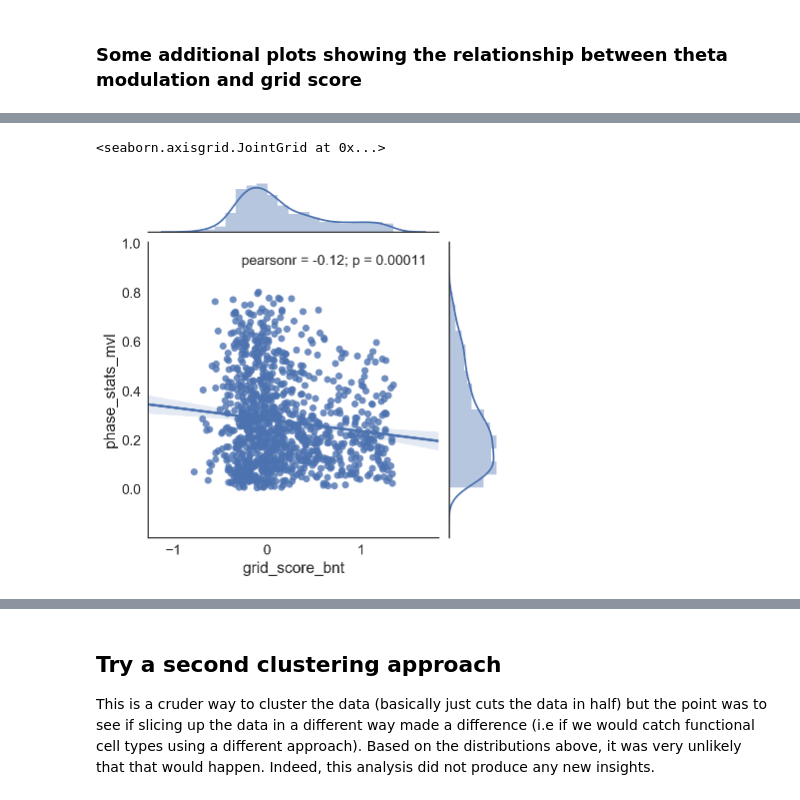
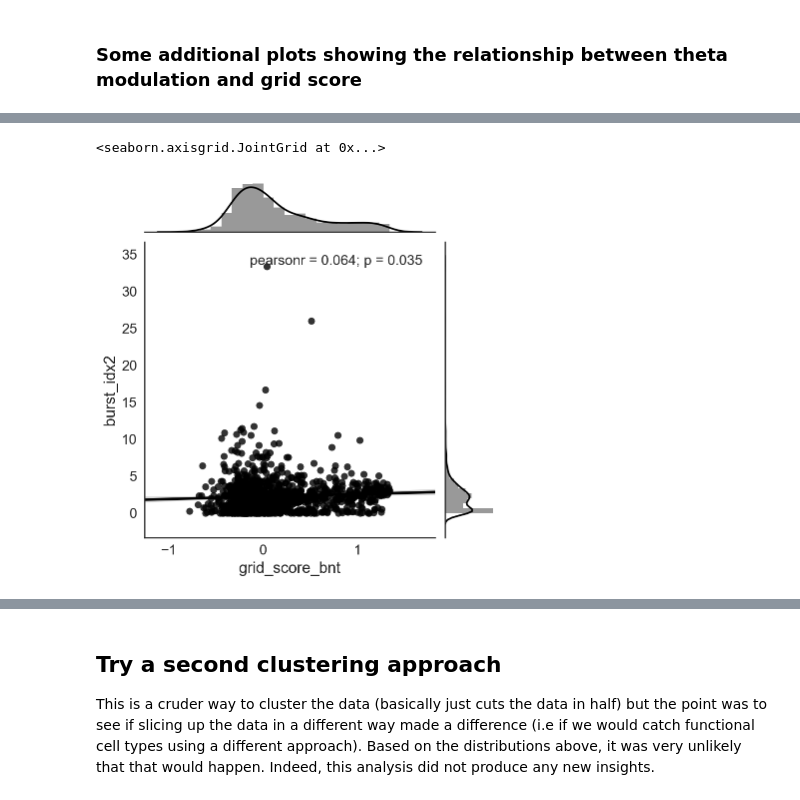
Before and after one commit to davidcrowland/archdata, a Jupyter notebook: Figure 4.ipynb, the cells around one changed output, grey strips where cells are left out. Drawn from its saved outputs; the diff is of its cells as text; code cells hidden in the pictures.

```diff
--- a/Figure 4.ipynb
+++ b/Figure 4.ipynb
@@ -107,0 +104,5 @@ dataPile2 = dataPile.dropna(axis=0, how='any')
+# %%
+from numpy import nan
+dataPile2=dataPile
+dataPile2.fillna(value=nan, inplace=True)
+print(len(dataPile2))
@@ -108,5 +111,7 @@ dataPile2 = dataPile.dropna(axis=0, how='any')
 # %%
 new_column = []
+dataPile2.theta_mean_phase_bnt[dataPile2.theta_mean_phase_bnt=='']='nan'
+
 for i in range(len(dataPile2)):
     mj = dataPile2.theta_mean_phase_bnt.iloc[i]
     if np.isscalar(mj)== True:
@@ -858,5 +884,5 @@ MannwhitneyuResult(statistic=9245.5, pvalue=0.0011083909964703007)
 # %%
-sns.jointplot(x="grid_score_bnt", y="phase_stats_mvl", data=dataPile2, kind="reg")
+sns.jointplot(x="grid_score_bnt", y="burst_idx2", data=dataPile2, kind="reg", color = 'black')
 # %% [output]
 <seaborn.axisgrid.JointGrid at 0x...>
-[figure, old version]
+[figure, new version]
```
Also changed, not shown: parts of 64 cells of this notebook.
